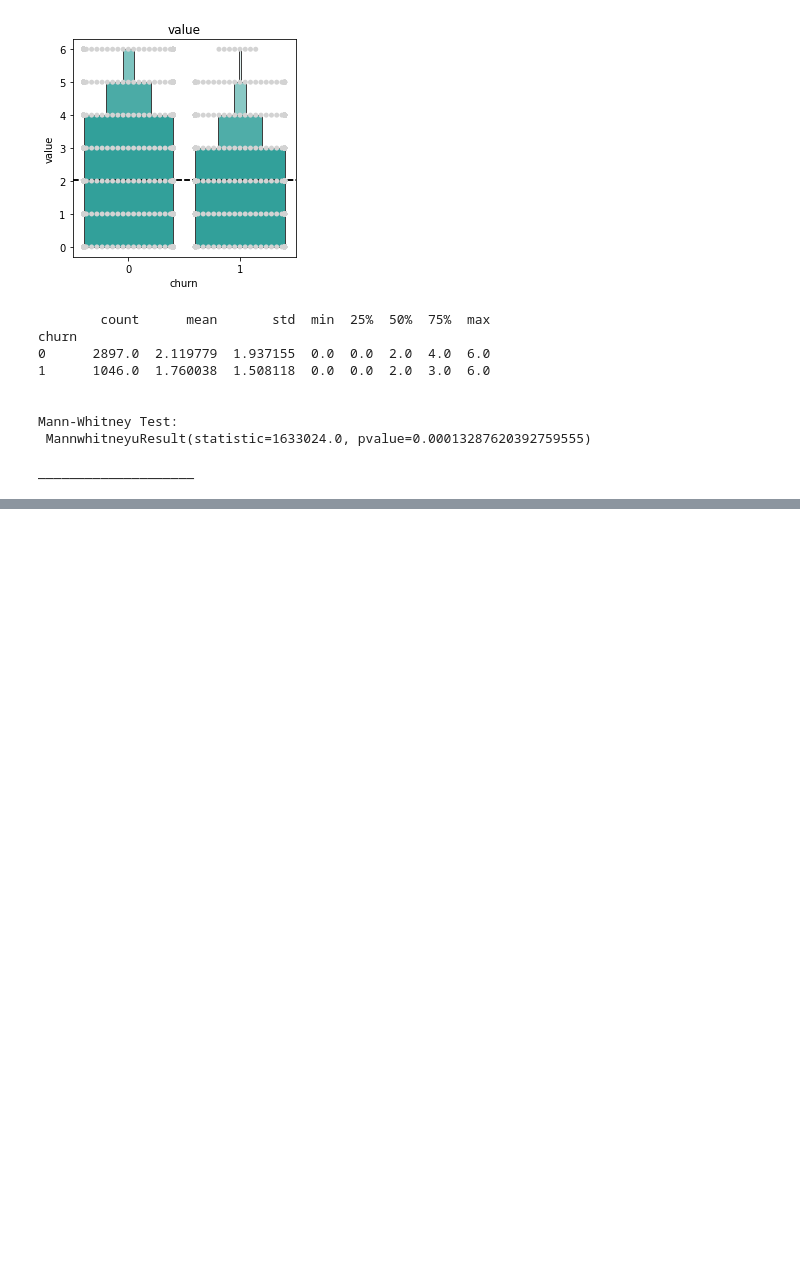
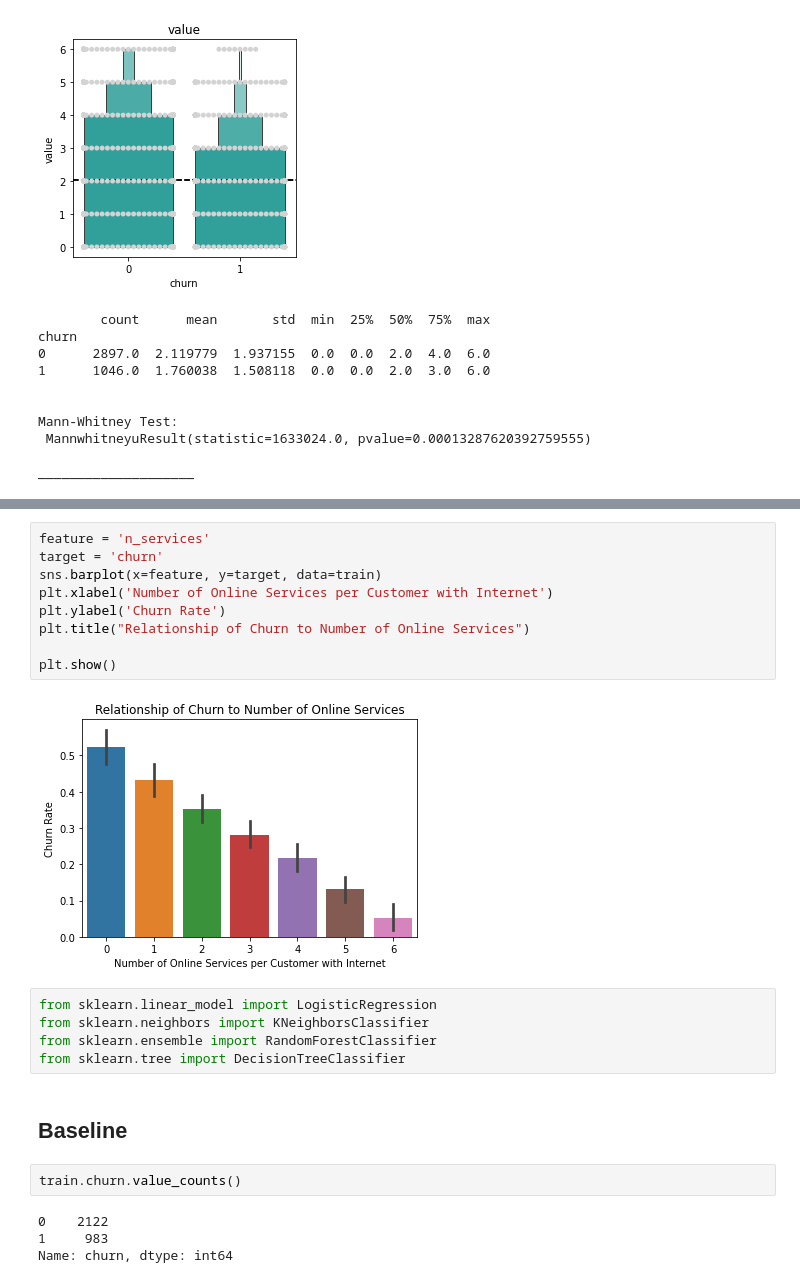
Before and after one commit to mdalton87/classification-exercises, a Jupyter notebook: classification_project/churn_exploratory_notebook.ipynb, the cells around one changed output, grey strips where cells are left out. Saved outputs shown, nothing was run; the diff lists cells and outputs as text; blank space fills up the shorter version.

```diff
--- a/classification_project/churn_exploratory_notebook.ipynb
+++ b/classification_project/churn_exploratory_notebook.ipynb
@@ -266,0 +359,24 @@ ____________________
+# %%
+feature = 'n_services'
+target = 'churn'
+sns.barplot(x=feature, y=target, data=train)
+plt.xlabel('Number of Online Services per Customer with Internet')
+plt.ylabel('Churn Rate')
+plt.title("Relationship of Churn to Number of Online Services")
+
+plt.show()
+# %% [output]
+[figure, added]
+# %%
+from sklearn.linear_model import LogisticRegression
+from sklearn.neighbors import KNeighborsClassifier
+from sklearn.ensemble import RandomForestClassifier
+from sklearn.tree import DecisionTreeClassifier
+# %% [markdown]
+## Baseline
+# %%
+train.churn.value_counts()
+# %% [output]
+0    2122
+1     983
+Name: churn, dtype: int64
```
Also changed, not shown: parts of 21 cells of this notebook, 8 other files.
